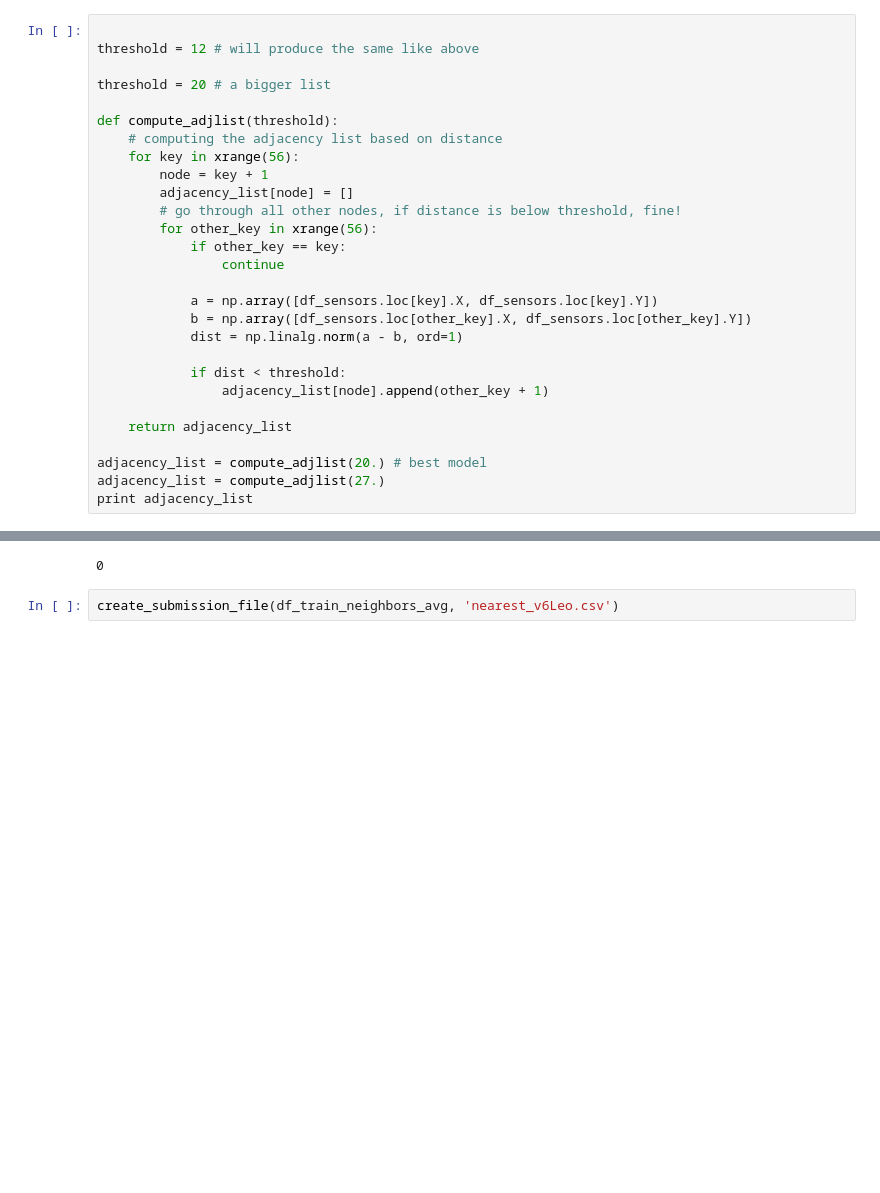
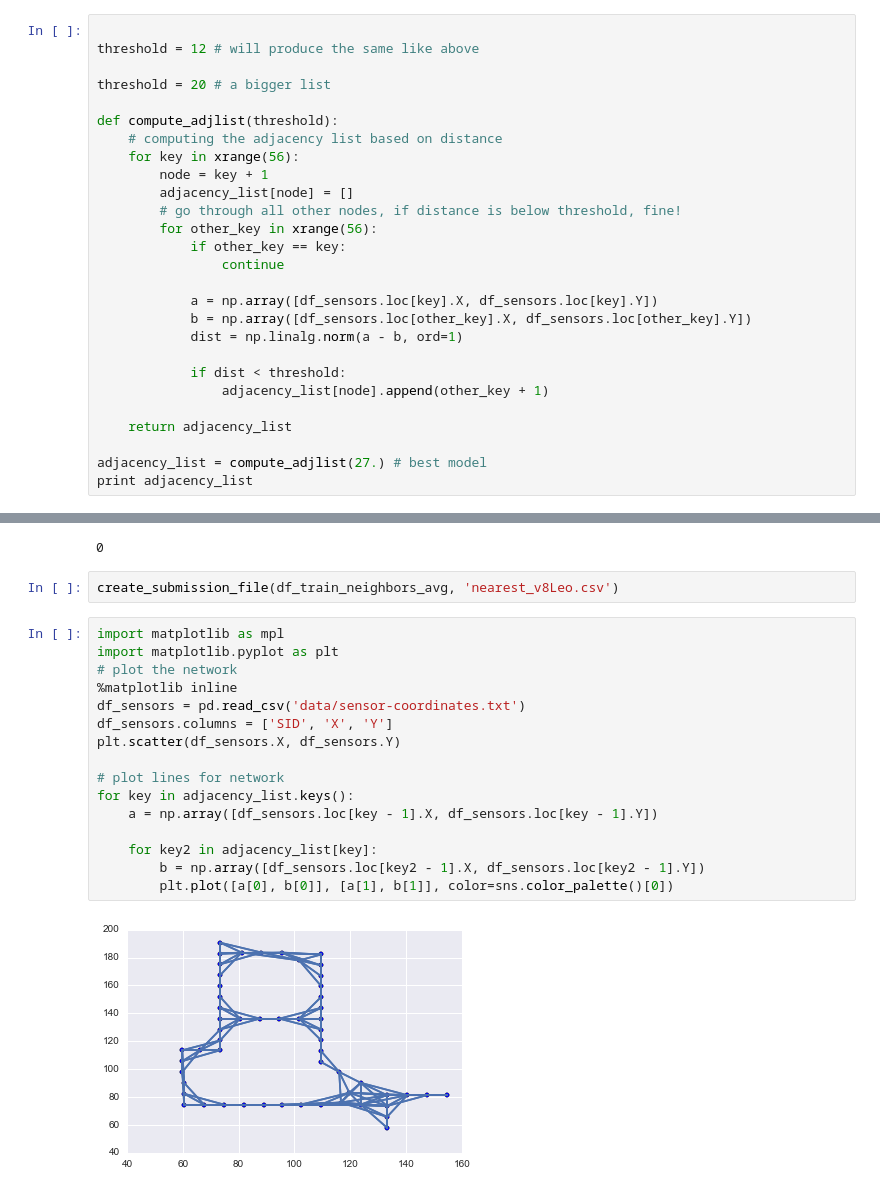
Before and after one commit to LeonhardFS/HumanFlow, a Jupyter notebook: Predictions_leo.ipynb, the cells around one changed output, grey strips where cells are left out. Saved outputs shown, nothing was run; the diff lists cells and outputs as text; blank space fills up the shorter version.

```diff
--- a/Predictions_leo.ipynb
+++ b/Predictions_leo.ipynb
@@ -100,8 +100,7 @@ def compute_adjlist(threshold):
 
     return adjacency_list
 
-adjacency_list = compute_adjlist(20.) # best model
-adjacency_list = compute_adjlist(27.)
+adjacency_list = compute_adjlist(27.) # best model
 print adjacency_list
 # %% [output]
 {1: [2, 3, 4, 8, 33, 34, 35, 36, 41, 42], 2: [1, 3, 4, 34, 35, 36, 37, 41, 42, 46], 3: [1, 2, 4, 6, 8, 12, 35], 4: [1, 2, 3, 6, 8, 35, 41], 5: [7, 9, 10, 44, 45, 55], 6: [3, 4, 8, 9, 12, 44], 7: [5, 1 ...
@@ -211,4 +257,22 @@ print cum_sum
 # %% [output]
 0
 # %%
-create_submission_file(df_train_neighbors_avg, 'nearest_v6Leo.csv')
+create_submission_file(df_train_neighbors_avg, 'nearest_v8Leo.csv')
+# %%
+import matplotlib as mpl
+import matplotlib.pyplot as plt
+# plot the network
+%matplotlib inline
+df_sensors = pd.read_csv('data/sensor-coordinates.txt')
+df_sensors.columns = ['SID', 'X', 'Y']
+plt.scatter(df_sensors.X, df_sensors.Y)
+
+# plot lines for network
+for key in adjacency_list.keys():
+    a = np.array([df_sensors.loc[key - 1].X, df_sensors.loc[key - 1].Y])
+
+    for key2 in adjacency_list[key]:
+        b = np.array([df_sensors.loc[key2 - 1].X, df_sensors.loc[key2 - 1].Y])
+        plt.plot([a[0], b[0]], [a[1], b[1]], color=sns.color_palette()[0])
+# %% [output]
+[figure, added]
```
Also changed, not shown: parts of 2 cells of this notebook, 2 other files.
